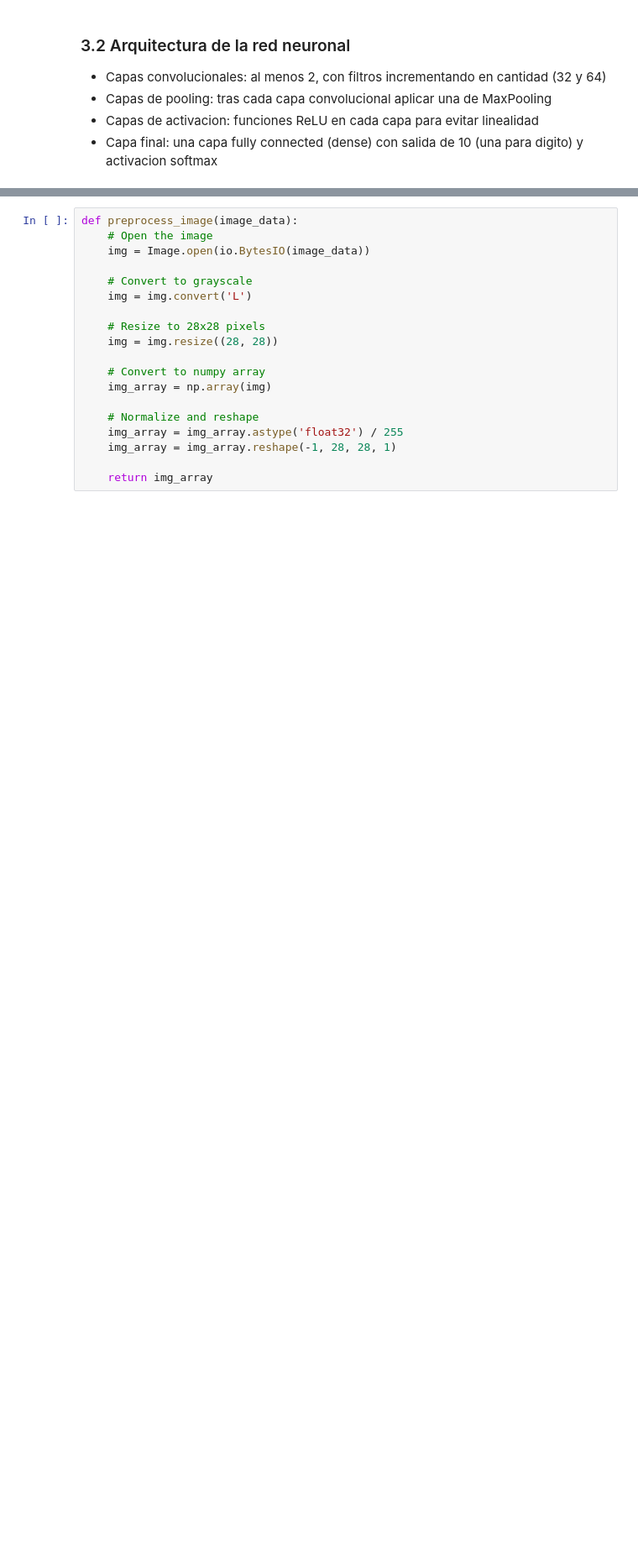
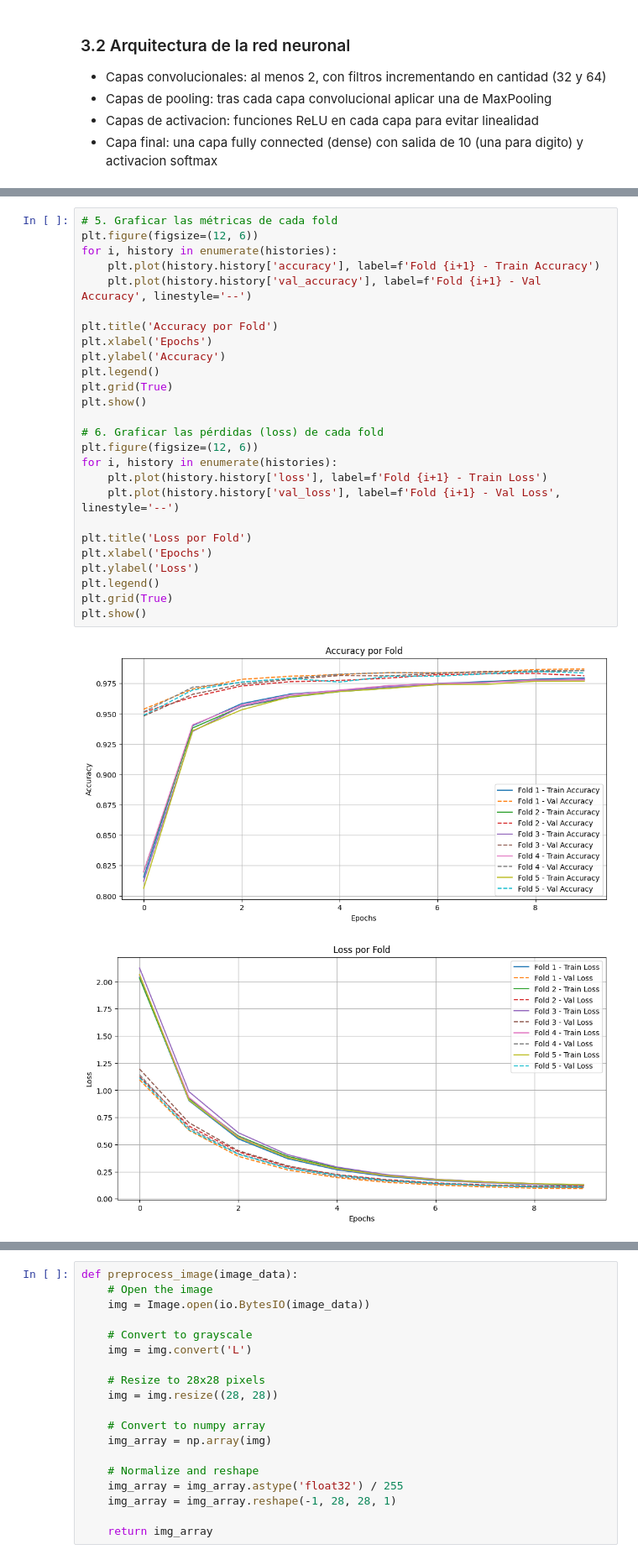
Before and after one commit to Alvaro-diez/Desarrollo-generativa, a Jupyter notebook: casos_de_estudio/caso_2/caso_estudio2.ipynb, the cells around one changed output, grey strips where cells are left out. Shown at 84% size. Cells and saved outputs as stored; diff of their text form; blank space fills up the shorter version.

```diff
--- a/casos_de_estudio/caso_2/caso_estudio2.ipynb
+++ b/casos_de_estudio/caso_2/caso_estudio2.ipynb
@@ -404,2 +474,31 @@ Epoch 10/10
+# %%
+# 5. Graficar las métricas de cada fold
+plt.figure(figsize=(12, 6))
+for i, history in enumerate(histories):
+    plt.plot(history.history['accuracy'], label=f'Fold {i+1} - Train Accuracy')
+    plt.plot(history.history['val_accuracy'], label=f'Fold {i+1} - Val Accuracy', linestyle='--')
+
+plt.title('Accuracy por Fold')
+plt.xlabel('Epochs')
+plt.ylabel('Accuracy')
+plt.legend()
+plt.grid(True)
+plt.show()
+
+# 6. Graficar las pérdidas (loss) de cada fold
+plt.figure(figsize=(12, 6))
+for i, history in enumerate(histories):
+    plt.plot(history.history['loss'], label=f'Fold {i+1} - Train Loss')
+    plt.plot(history.history['val_loss'], label=f'Fold {i+1} - Val Loss', linestyle='--')
+
+plt.title('Loss por Fold')
+plt.xlabel('Epochs')
+plt.ylabel('Loss')
+plt.legend()
+plt.grid(True)
+plt.show()
+# %% [output]
+[figure, added]
+[figure, added]
 # %%
 
```
Also changed, not shown: parts of 22 cells of this notebook, 17 other files.
